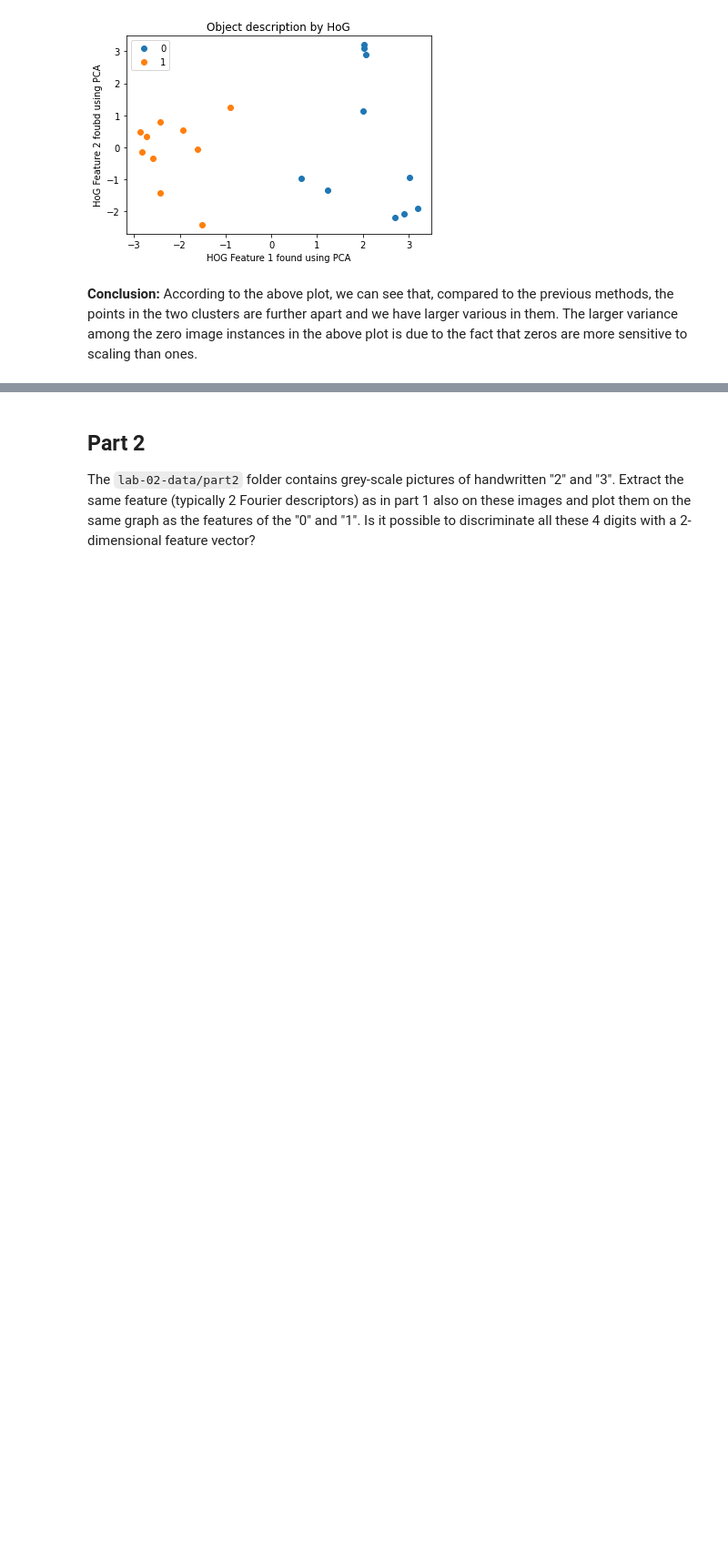
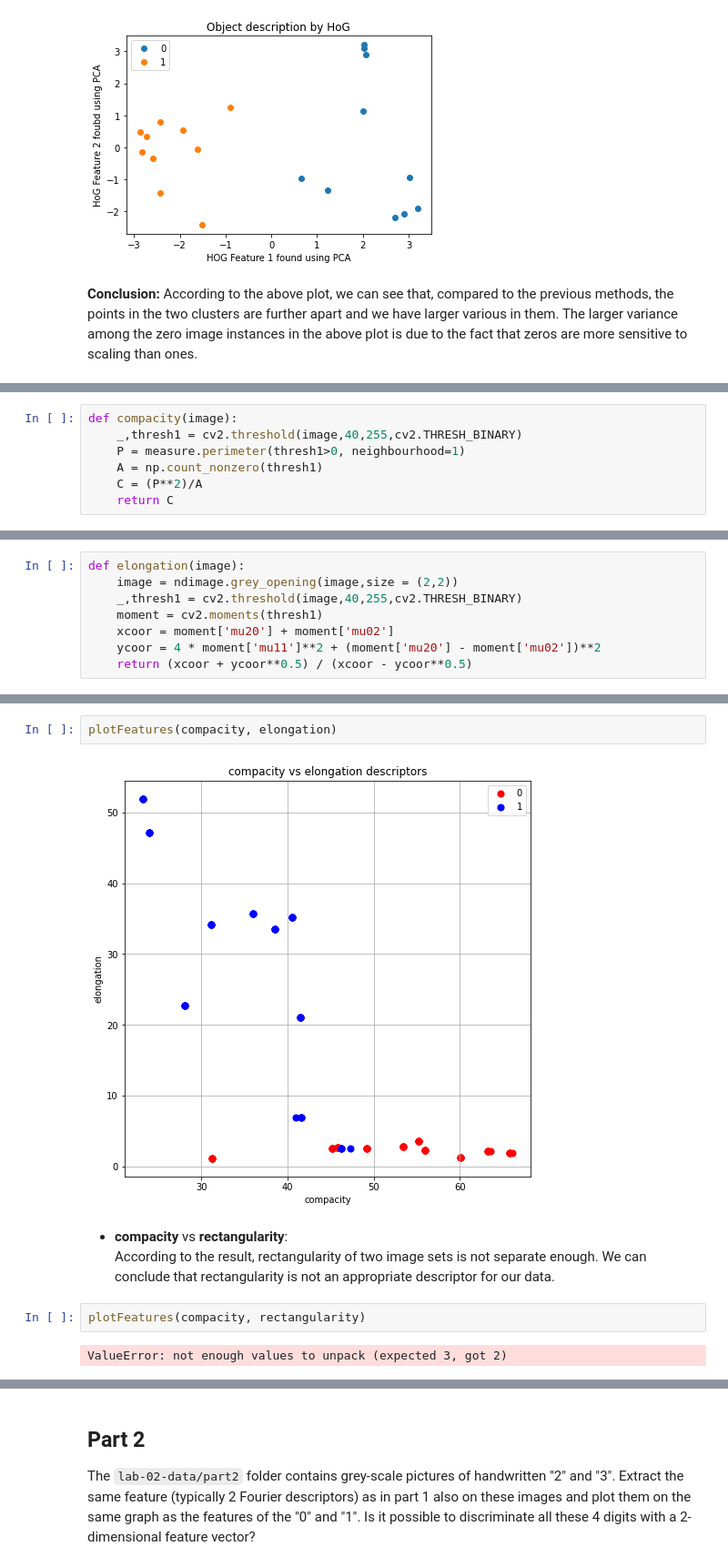
Before and after one commit to dhruti96shah/iapr-2020, a Jupyter notebook: labs/lab_02_object_description.ipynb, the cells around one changed output, grey strips where cells are left out. Shown at 91% size. Drawn from its saved outputs; the diff is of its cells as text; blank space fills up the shorter version.

```diff
--- a/labs/lab_02_object_description.ipynb
+++ b/labs/lab_02_object_description.ipynb
@@ -437,0 +488,7 @@ __Conclusion:__ According to the above plot, we can see that, compared to the pr
+# %%
+def compacity(image):
+    _,thresh1 = cv2.threshold(image,40,255,cv2.THRESH_BINARY)
+    P = measure.perimeter(thresh1>0, neighbourhood=1)
+    A = np.count_nonzero(thresh1)
+    C = (P**2)/A
+    return C
@@ -437,0 +499,8 @@ __Conclusion:__ According to the above plot, we can see that, compared to the pr
+# %%
+def elongation(image):
+    image = ndimage.grey_opening(image,size = (2,2))
+    _,thresh1 = cv2.threshold(image,40,255,cv2.THRESH_BINARY)
+    moment = cv2.moments(thresh1)
+    xcoor = moment['mu20'] + moment['mu02']
+    ycoor = 4 * moment['mu11']**2 + (moment['mu20'] - moment['mu02'])**2
+    return (xcoor + ycoor**0.5) / (xcoor - ycoor**0.5)
@@ -437,0 +537,12 @@ __Conclusion:__ According to the above plot, we can see that, compared to the pr
+# %%
+plotFeatures(compacity, elongation)
+# %% [output]
+[figure, added]
+# %% [markdown]
+* __compacity__ vs __rectangularity__:<br />
+According to the result, rectangularity of two image sets is not separate enough. We can conclude that rectangularity is not
+an appropriate descriptor for our data.
+# %%
+plotFeatures(compacity, rectangularity)
+# %% [output]
+ValueError: not enough values to unpack (expected 3, got 2)
```
Also changed, not shown: parts of 43 cells of this notebook.
